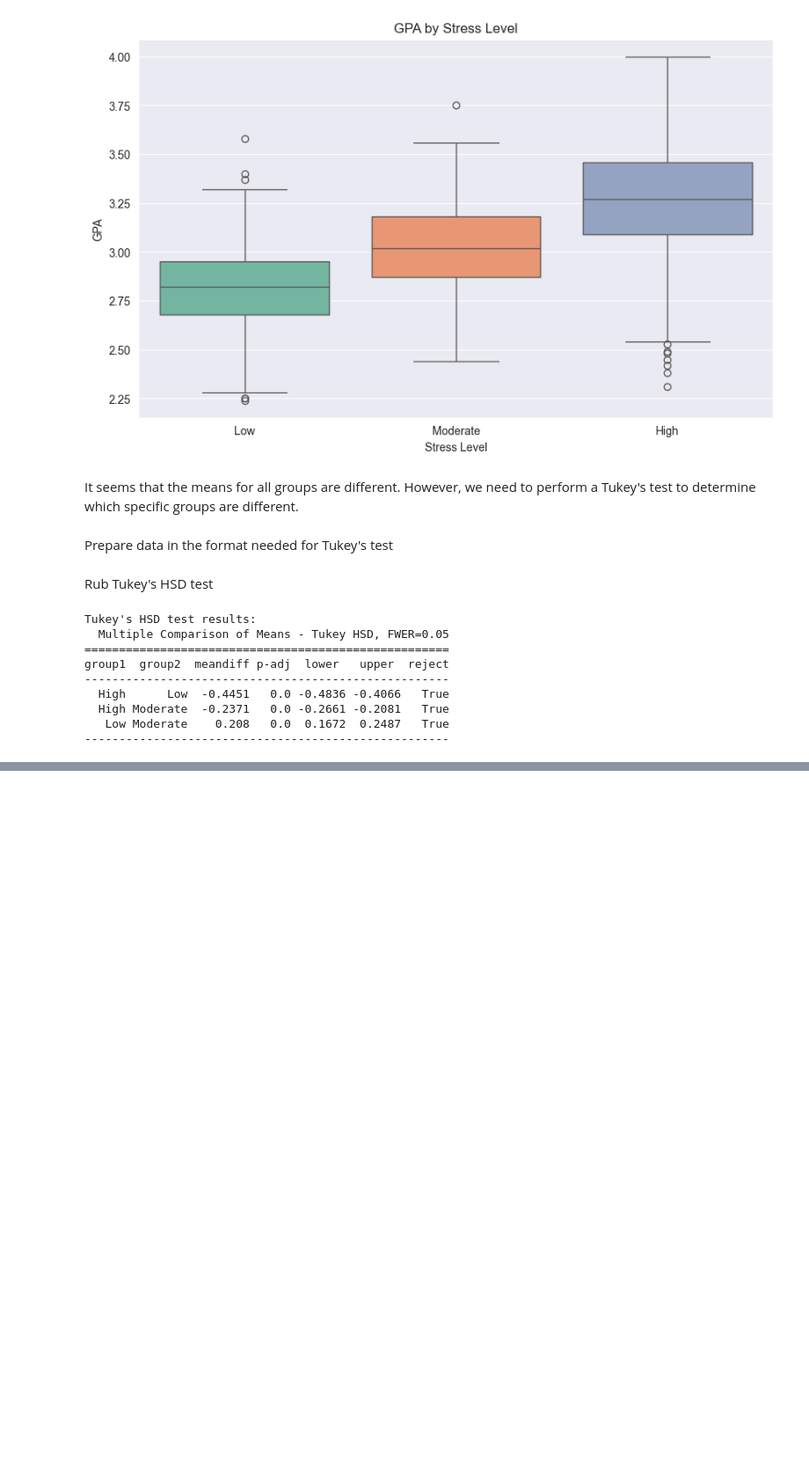
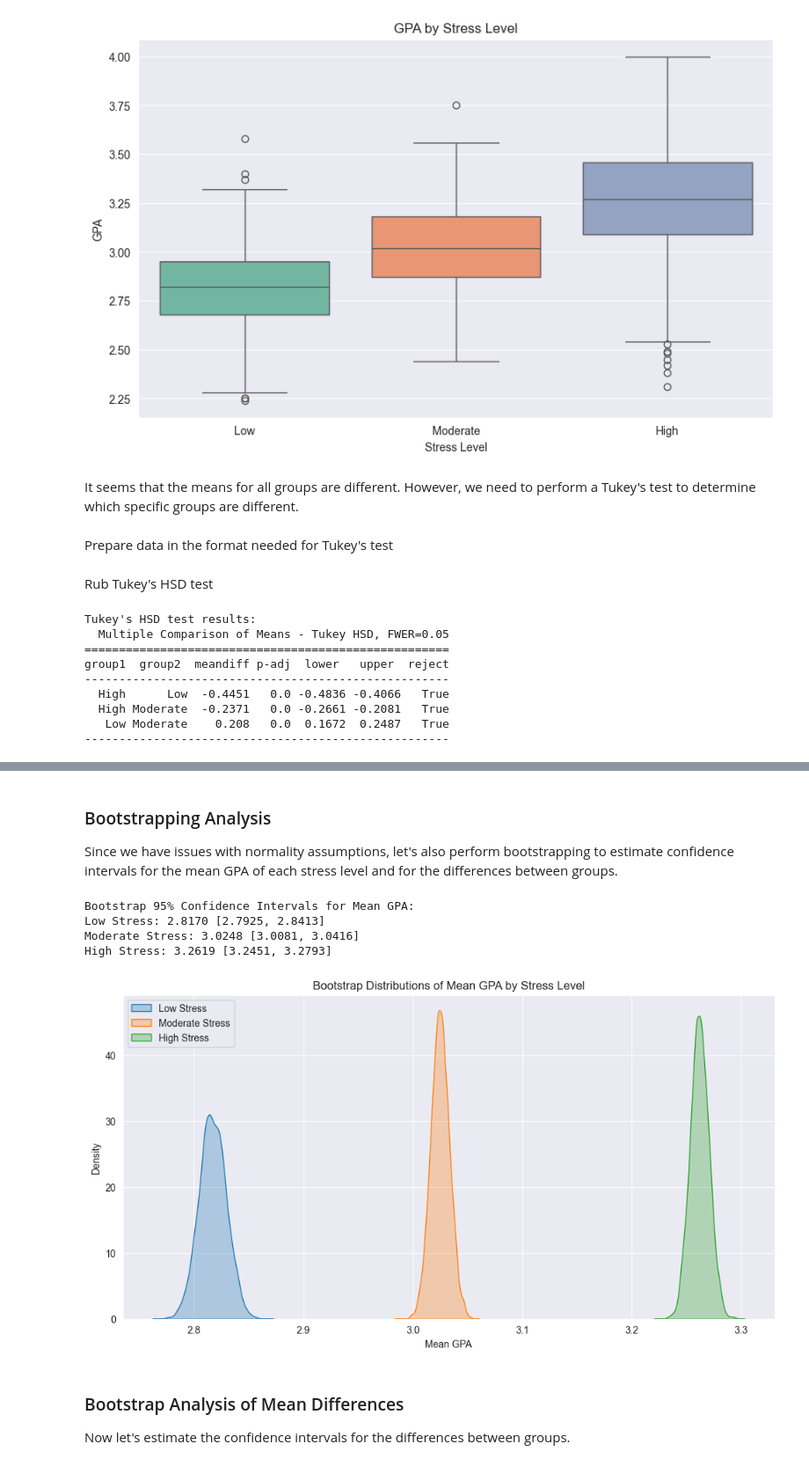
Before and after one commit to datpetr/students_habits_gpa, a Jupyter notebook: gpa_vs_stress_level.ipynb, the cells around one changed output, grey strips where cells are left out. Shown at 88% size. Drawn from its saved outputs; the diff is of its cells as text; code cells hidden in the pictures; blank space fills up the shorter version.

Commit message:
added the bootstrapping to admit Tukey's HSD

```diff
--- a/gpa_vs_stress_level.ipynb
+++ b/gpa_vs_stress_level.ipynb
@@ -160,0 +161,4 @@ The Tukey's HSD test results show statistically significant differences in GPA b
+# %% [markdown]
+### Bootstrapping Analysis
+
+Since we have issues with normality assumptions, let's also perform bootstrapping to estimate confidence intervals for the mean GPA of each stress level and for the differences between groups.
@@ -160,0 +198,39 @@ The Tukey's HSD test results show statistically significant differences in GPA b
+# %%
+# Perform bootstrapping for each stress level group
+low_stress_means = bootstrap_mean(low_stress, n_bootstrap)
+moderate_stress_means = bootstrap_mean(moderate_stress, n_bootstrap)
+high_stress_means = bootstrap_mean(high_stress, n_bootstrap)
+
+# Calculate 95% confidence intervals
+confidence_level = 0.95
+alpha = 1 - confidence_level
+
+print("Bootstrap 95% Confidence Intervals for Mean GPA:")
+for name, bootstrap_means in [("Low Stress", low_stress_means),
+                              ("Moderate Stress", moderate_stress_means),
+                              ("High Stress", high_stress_means)]:
+    ci_lower = np.percentile(bootstrap_means, 100 * alpha/2)
+    ci_upper = np.percentile(bootstrap_means, 100 * (1 - alpha/2))
+    print(f"{name}: {np.mean(bootstrap_means):.4f} [{ci_lower:.4f}, {ci_upper:.4f}]")
+# %% [output]
+Bootstrap 95% Confidence Intervals for Mean GPA:
+Low Stress: 2.8170 [2.7925, 2.8413]
+Moderate Stress: 3.0248 [3.0081, 3.0416]
+High Stress: 3.2619 [3.2451, 3.2793]
+# %%
+# Plot the bootstrap distributions
+plt.figure(figsize=(12, 6))
+sns.kdeplot(low_stress_means, label='Low Stress', fill=True, alpha=0.3)
+sns.kdeplot(moderate_stress_means, label='Moderate Stress', fill=True, alpha=0.3)
+sns.kdeplot(high_stress_means, label='High Stress', fill=True, alpha=0.3)
+plt.title('Bootstrap Distributions of Mean GPA by Stress Level')
+plt.xlabel('Mean GPA')
+plt.ylabel('Density')
+plt.legend()
+plt.show()
+# %% [output]
+[figure, added]
+# %% [markdown]
+### Bootstrap Analysis of Mean Differences
+
+Now let's estimate the confidence intervals for the differences between groups.
```
Also changed, not shown: parts of 9 cells of this notebook.
